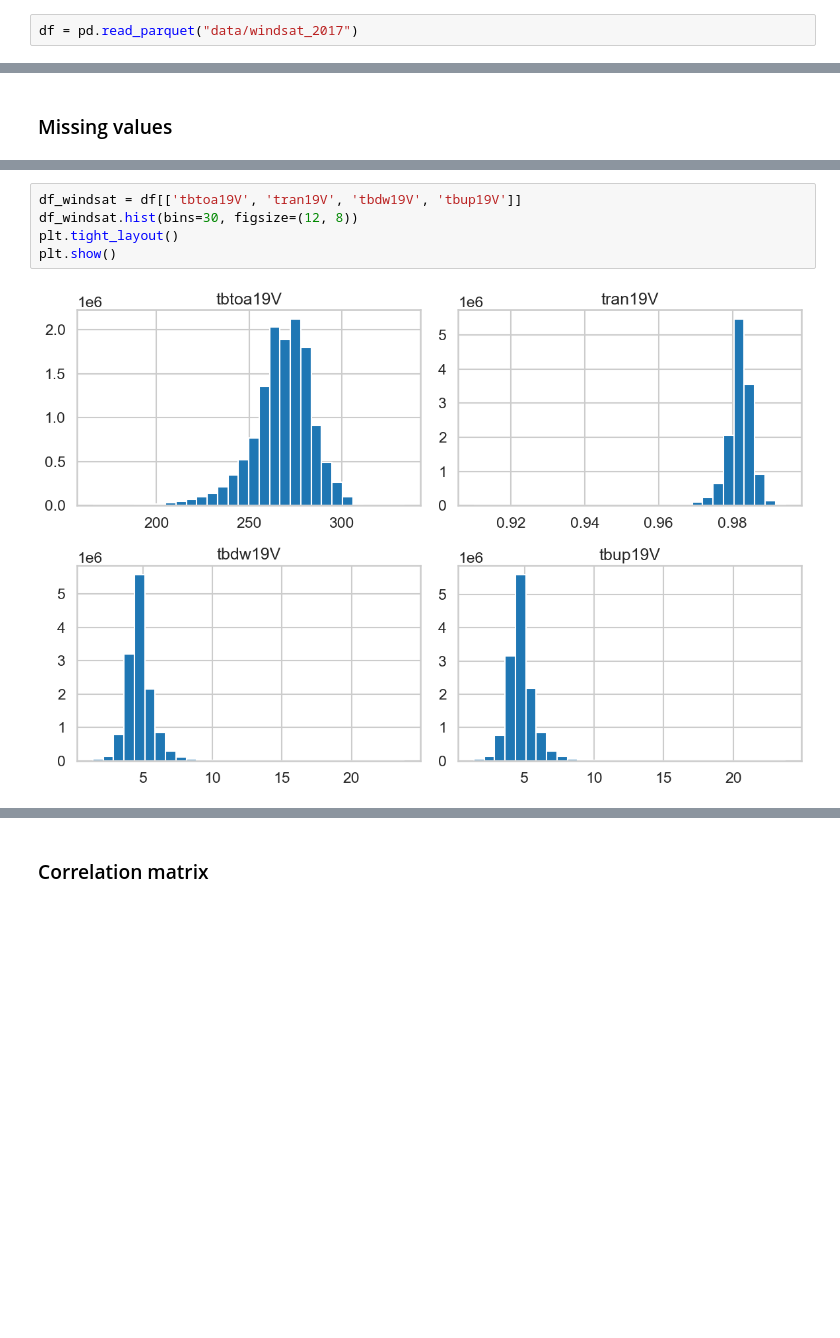
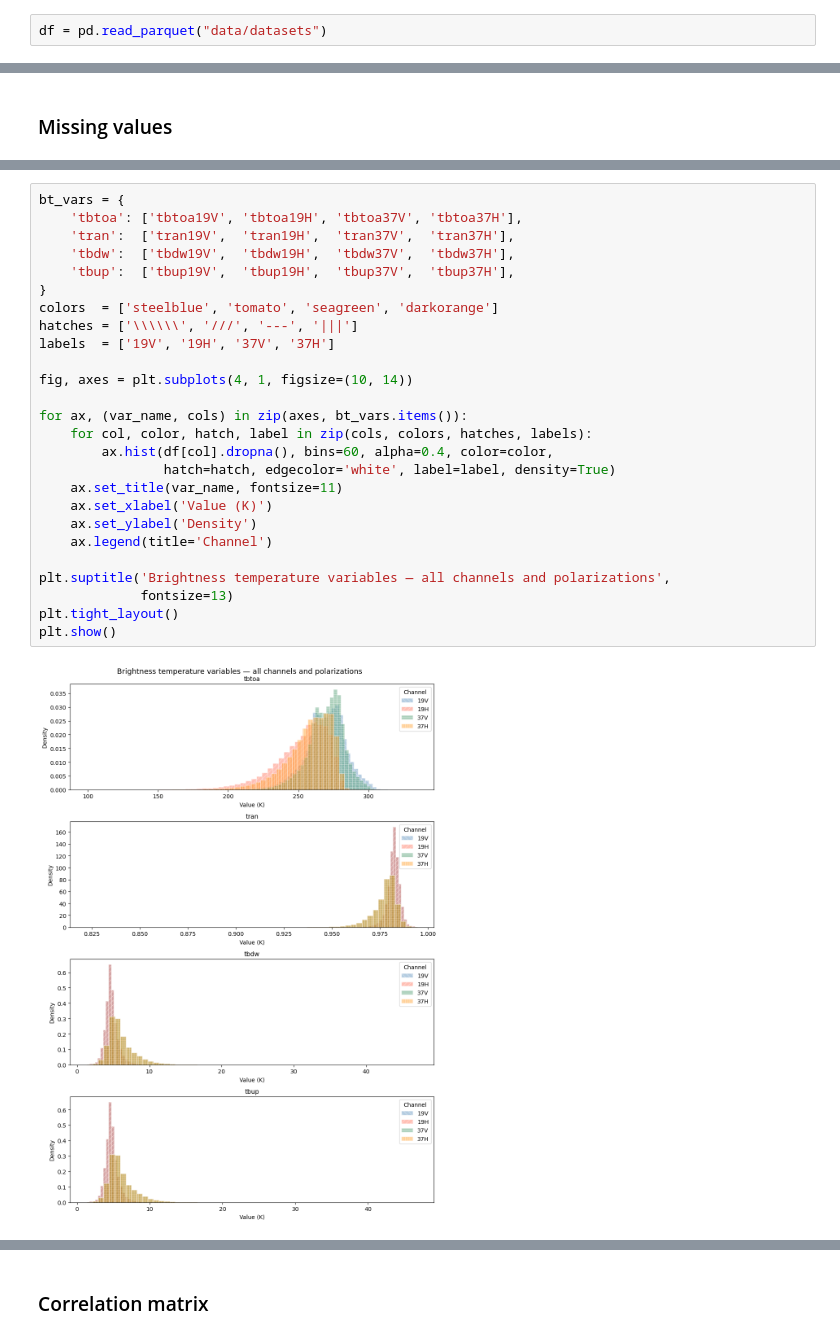
Before and after one commit to marcvem2AED/TFM_MCD_MarcVelascoMateu, a Jupyter notebook: 2-Data_analysis.ipynb, the cells around one changed output, grey strips where cells are left out. Saved outputs shown, nothing was run; the diff lists cells and outputs as text; blank space fills up the shorter version.

```diff
--- a/2-Data_analysis.ipynb
+++ b/2-Data_analysis.ipynb
@@ -19,4 +22,4 @@ from sklearn.preprocessing import StandardScaler, PowerTransformer
 # %% [markdown]
 ### Data loading
 # %%
-df = pd.read_parquet("data/windsat_2017")
+df = pd.read_parquet("data/datasets")
@@ -119,7 +314,28 @@ We'll only visualize the 19V variables since most of the frequencies and polariz
 # %%
-df_windsat = df[['tbtoa19V', 'tran19V', 'tbdw19V', 'tbup19V']]
-df_windsat.hist(bins=30, figsize=(12, 8))
+bt_vars = {
+    'tbtoa': ['tbtoa19V', 'tbtoa19H', 'tbtoa37V', 'tbtoa37H'],
+    'tran':  ['tran19V',  'tran19H',  'tran37V',  'tran37H'],
+    'tbdw':  ['tbdw19V',  'tbdw19H',  'tbdw37V',  'tbdw37H'],
+    'tbup':  ['tbup19V',  'tbup19H',  'tbup37V',  'tbup37H'],
+}
+colors  = ['steelblue', 'tomato', 'seagreen', 'darkorange']
+hatches = ['\\\\\\', '///', '---', '|||']
+labels  = ['19V', '19H', '37V', '37H']
+
+fig, axes = plt.subplots(4, 1, figsize=(10, 14))
+
+for ax, (var_name, cols) in zip(axes, bt_vars.items()):
+    for col, color, hatch, label in zip(cols, colors, hatches, labels):
+        ax.hist(df[col].dropna(), bins=60, alpha=0.4, color=color,
+                hatch=hatch, edgecolor='white', label=label, density=True)
+    ax.set_title(var_name, fontsize=11)
+    ax.set_xlabel('Value (K)')
+    ax.set_ylabel('Density')
+    ax.legend(title='Channel')
+
+plt.suptitle('Brightness temperature variables — all channels and polarizations',
+             fontsize=13)
 plt.tight_layout()
 plt.show()
 # %% [output]
-[figure, old version]
+[figure, new version]
```
Also changed, not shown: parts of 77 cells of this notebook, 3 other files.
